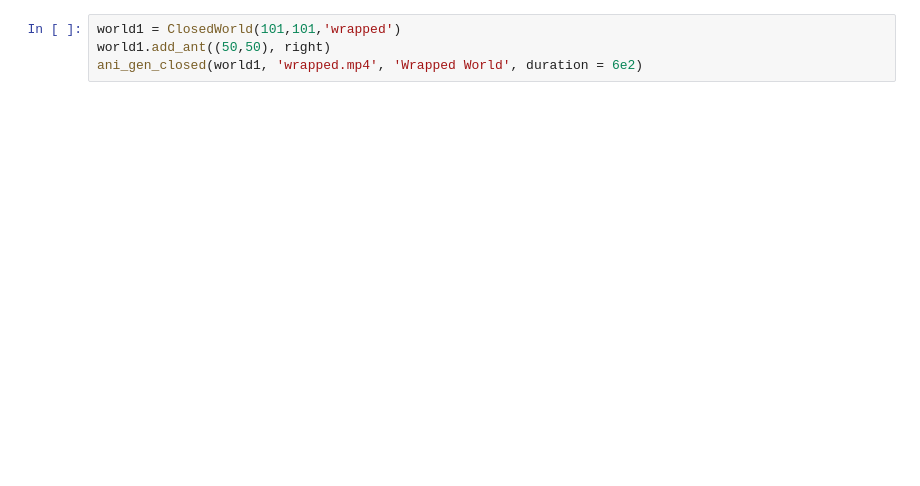
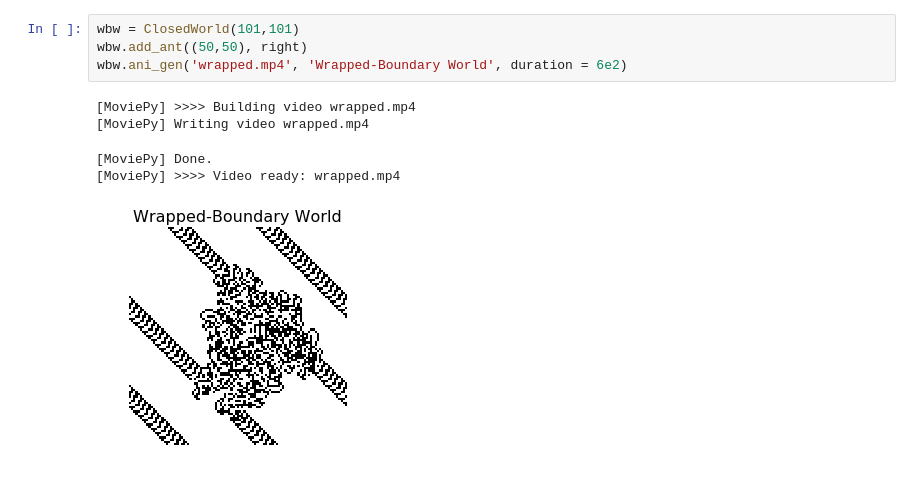
Before and after one commit to yojire/CSCS-530-Assignment3, a Jupyter notebook: main.ipynb, the cells around one changed output. Saved outputs shown, nothing was run; the diff lists cells and outputs as text; blank space fills up the shorter version.

```diff
--- a/main.ipynb
+++ b/main.ipynb
@@ -182,4 +89,10 @@ ani_gen_open(world0, 'open1.mp4', 'Open World', duration = 5)
 # %%
-world1 = ClosedWorld(101,101,'wrapped')
-world1.add_ant((50,50), right)
-ani_gen_closed(world1, 'wrapped.mp4', 'Wrapped World', duration = 6e2)
+wbw = ClosedWorld(101,101)
+wbw.add_ant((50,50), right)
+wbw.ani_gen('wrapped.mp4', 'Wrapped-Boundary World', duration = 6e2)
+# %% [output]
+[MoviePy] >>>> Building video wrapped.mp4
+[MoviePy] Writing video wrapped.mp4
+[MoviePy] Done.
+[MoviePy] >>>> Video ready: wrapped.mp4
+[figure, added]
```
Also changed, not shown: parts of 29 cells of this notebook, 11 other files.
